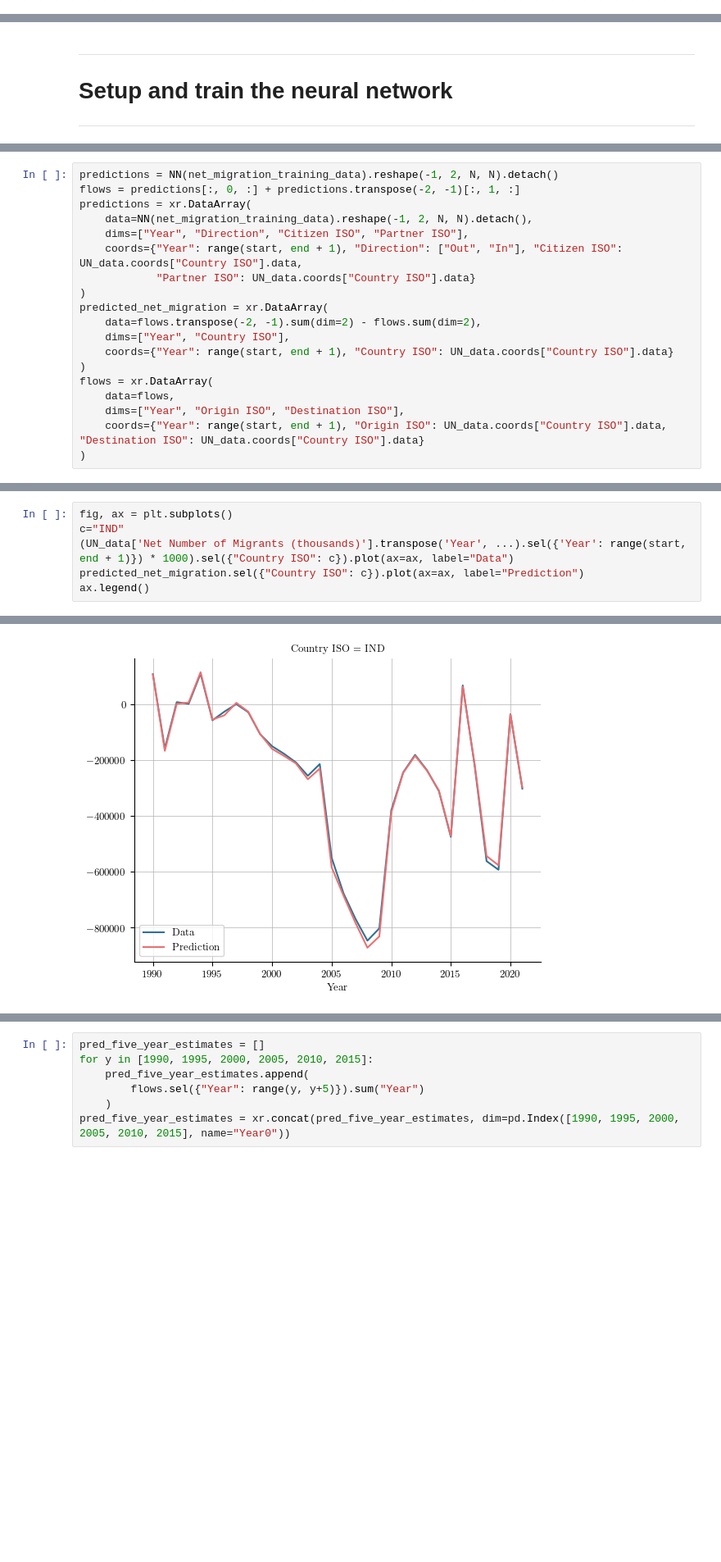
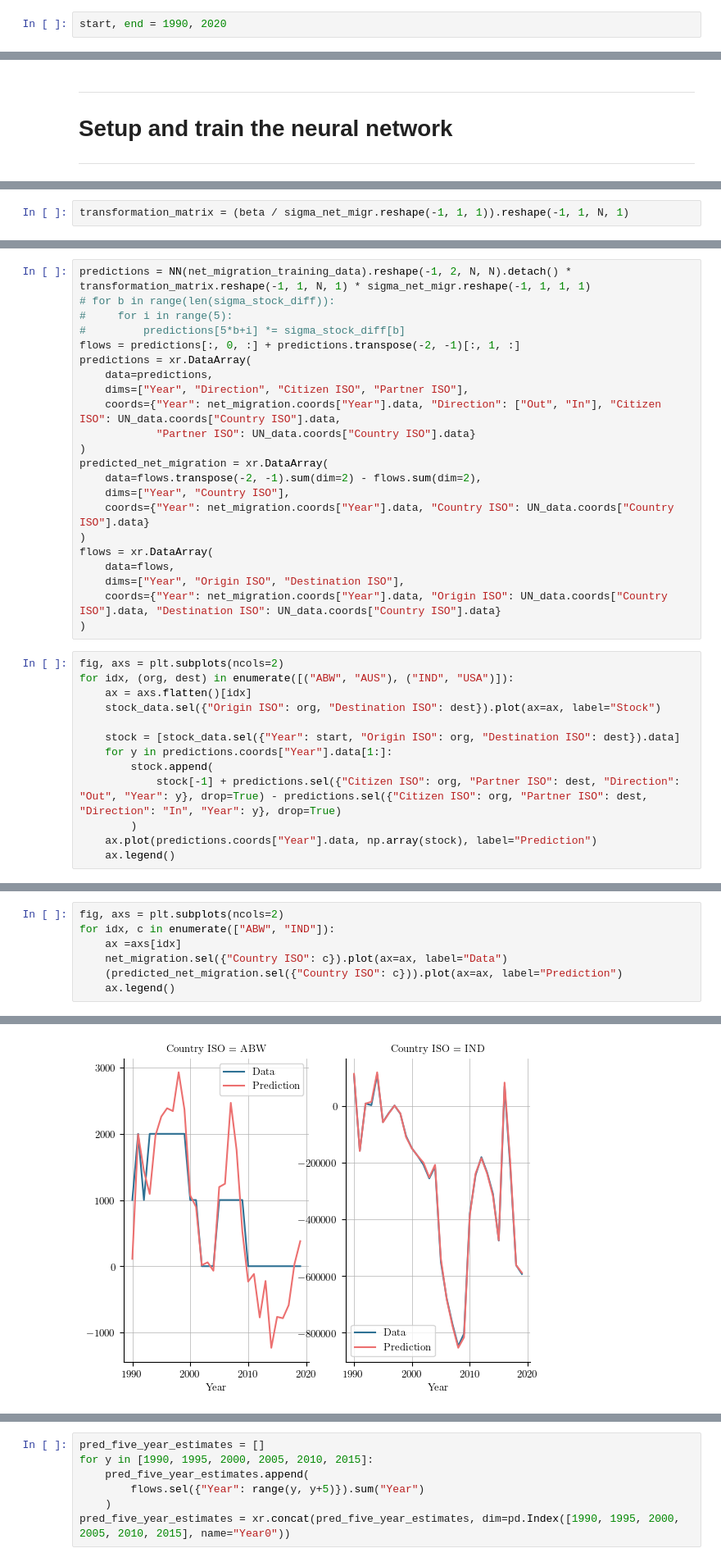
Before and after one commit to ThGaskin/NeuralABM, a Jupyter notebook: models/Migration/Notebooks/model_4.ipynb, the cells around one changed output, grey strips where cells are left out. Shown at 82% size. Drawn from its saved outputs; the diff is of its cells as text; blank space fills up the shorter version.

```diff
--- a/models/Migration/Notebooks/model_4.ipynb
+++ b/models/Migration/Notebooks/model_4.ipynb
@@ -61,4 +61,6 @@ rcParams.update(**{
 ---
 # Load datasets
 ---
+# %%
+start, end = 1990, 2020
 # %%
@@ -117,0 +167,2 @@ loss_ts = []
+# %%
+transformation_matrix = (beta / sigma_net_migr.reshape(-1, 1, 1)).reshape(-1, 1, N, 1)
@@ -173,19 +288,35 @@ ax.set_yscale('log')
 # %%
-predictions = NN(net_migration_training_data).reshape(-1, 2, N, N).detach()
+predictions = NN(net_migration_training_data).reshape(-1, 2, N, N).detach() * transformation_matrix.reshape(-1, 1, N, 1) * sigma_net_migr.reshape(-1, 1, 1, 1)
+# for b in range(len(sigma_stock_diff)):
+#     for i in range(5):
+#         predictions[5*b+i] *= sigma_stock_diff[b]
 flows = predictions[:, 0, :] + predictions.transpose(-2, -1)[:, 1, :]
 predictions = xr.DataArray(
-    data=NN(net_migration_training_data).reshape(-1, 2, N, N).detach(),
+    data=predictions,
     dims=["Year", "Direction", "Citizen ISO", "Partner ISO"],
-    coords={"Year": range(start, end + 1), "Direction": ["Out", "In"], "Citizen ISO": UN_data.coords["Country ISO"].data,
+    coords={"Year": net_migration.coords["Year"].data, "Direction": ["Out", "In"], "Citizen ISO": UN_data.coords["Country ISO"].data,
             "Partner ISO": UN_data.coords["Country ISO"].data}
 )
 predicted_net_migration = xr.DataArray(
     data=flows.transpose(-2, -1).sum(dim=2) - flows.sum(dim=2),
     dims=["Year", "Country ISO"],
-    coords={"Year": range(start, end + 1), "Country ISO": UN_data.coords["Country ISO"].data}
+    coords={"Year": net_migration.coords["Year"].data, "Country ISO": UN_data.coords["Country ISO"].data}
 )
 flows = xr.DataArray(
     data=flows,
     dims=["Year", "Origin ISO", "Destination ISO"],
-    coords={"Year": range(start, end + 1), "Origin ISO": UN_data.coords["Country ISO"].data, "Destination ISO": UN_data.coords["Country ISO"].data}
+    coords={"Year": net_migration.coords["Year"].data, "Origin ISO": UN_data.coords["Country ISO"].data, "Destination ISO": UN_data.coords["Country ISO"].data}
 )
+# %%
+fig, axs = plt.subplots(ncols=2)
+for idx, (org, dest) in enumerate([("ABW", "AUS"), ("IND", "USA")]):
+    ax = axs.flatten()[idx]
+    stock_data.sel({"Origin ISO": org, "Destination ISO": dest}).plot(ax=ax, label="Stock")
+
+    stock = [stock_data.sel({"Year": start, "Origin ISO": org, "Destination ISO": dest}).data]
+    for y in predictions.coords["Year"].data[1:]:
+        stock.append(
+            stock[-1] + predictions.sel({"Citizen ISO": org, "Partner ISO": dest, "Direction": "Out", "Year": y}, drop=True) - predictions.sel({"Citizen ISO": org, "Partner ISO": dest, "Direction": "In", "Year": y}, drop=True)
+        )
+    ax.plot(predictions.coords["Year"].data, np.array(stock), label="Prediction")
+    ax.legend()
@@ -192,7 +325,8 @@ flows = xr.DataArray(
 # %%
-fig, ax = plt.subplots()
-c="IND"
-(UN_data['Net Number of Migrants (thousands)'].transpose('Year', ...).sel({'Year': range(start, end + 1)}) * 1000).sel({"Country ISO": c}).plot(ax=ax, label="Data")
-predicted_net_migration.sel({"Country ISO": c}).plot(ax=ax, label="Prediction")
-ax.legend()
+fig, axs = plt.subplots(ncols=2)
+for idx, c in enumerate(["ABW", "IND"]):
+    ax =axs[idx]
+    net_migration.sel({"Country ISO": c}).plot(ax=ax, label="Data")
+    (predicted_net_migration.sel({"Country ISO": c})).plot(ax=ax, label="Prediction")
+    ax.legend()
 # %% [output]
@@ -200,4 +333,4 @@ ax.legend()
-[figure, old version]
+[figure, new version]
 # %%
 fig, ax = plt.subplots()
 predictions.sel({"Citizen ISO": "MEX", "Partner ISO": "USA"}).plot(ax=ax, hue="Direction")
```
Also changed, not shown: parts of 48 cells of this notebook, 9 other files.
